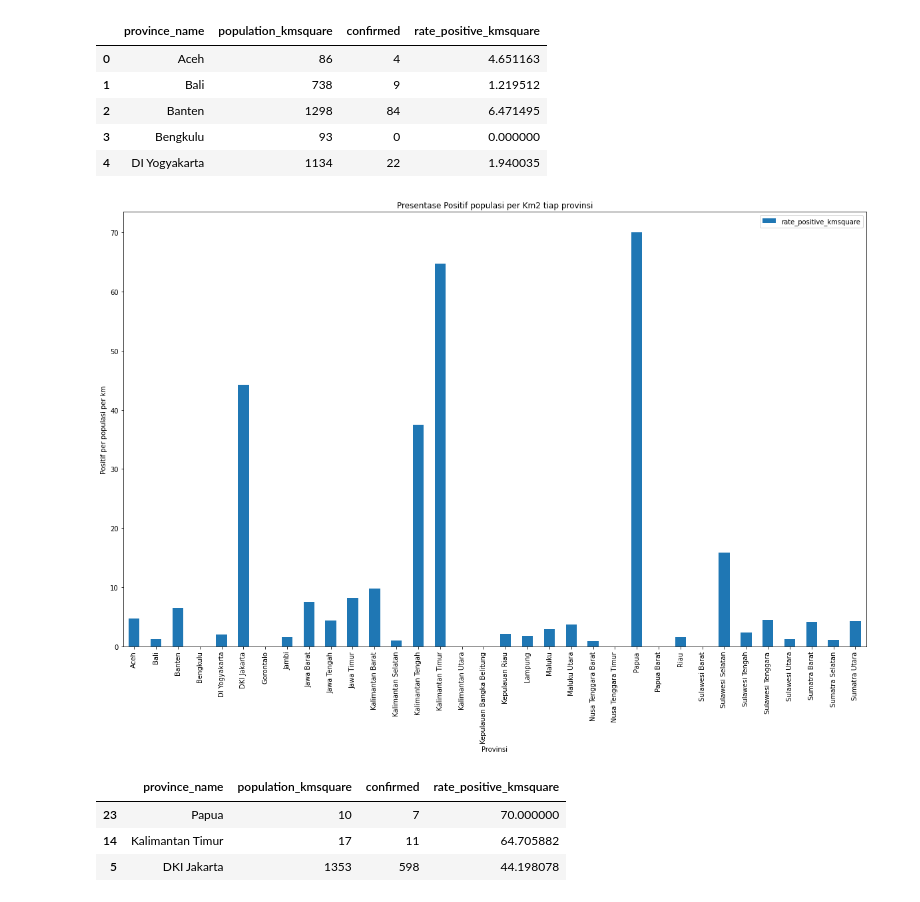
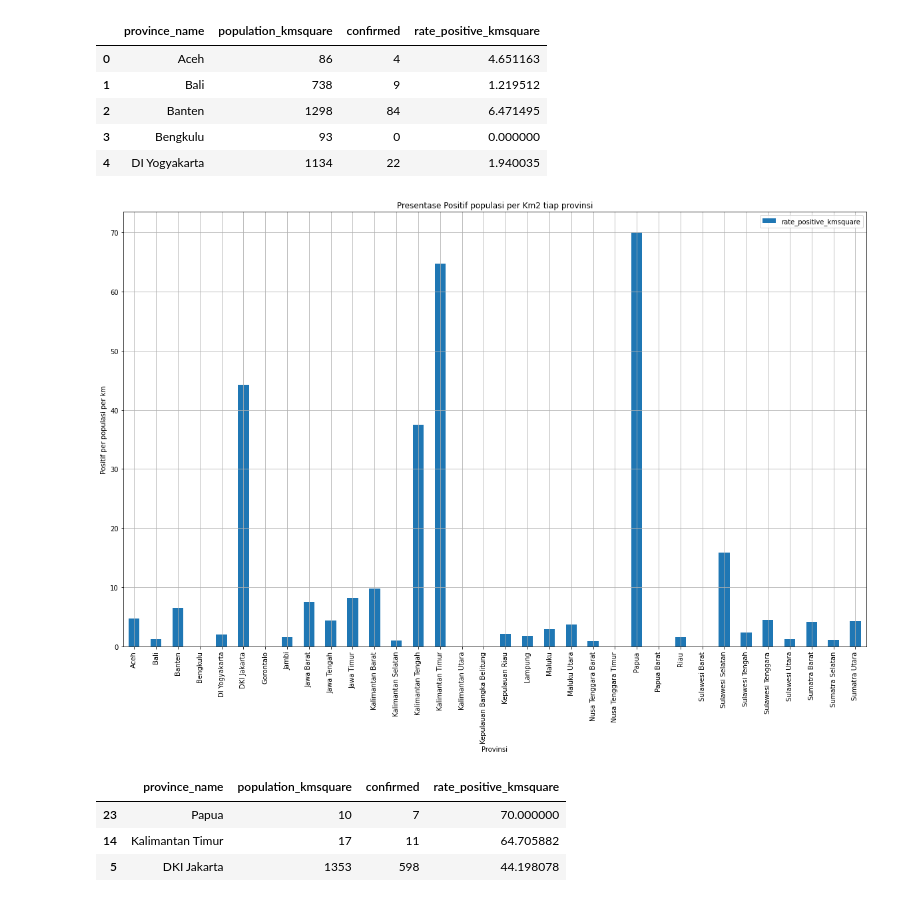
Before and after one commit to FarizMR/Learn-Data-Visual, a Jupyter notebook: Midterm Visdat.ipynb, the cells around one changed output. Drawn from its saved outputs; the diff is of its cells as text; code cells hidden in the pictures.

```diff
--- a/Midterm Visdat.ipynb
+++ b/Midterm Visdat.ipynb
@@ -177,12 +176,13 @@ See the caveats in the documentation: https://pandas.pydata.org/pandas-docs/stab
 # %%
 soal4[['rate_positive_kmsquare']].plot(figsize=(20,12),kind='bar')
 plt.xticks(range(dfLen), soal4['province_name'])
 plt.xlabel('Provinsi')
 plt.ylabel('Positif per populasi per km')
 plt.title('Presentase Positif populasi per Km2 tiap provinsi')
+plt.grid()
 plt.show()
 # %% [output]
-[figure, old version]
+[figure, new version]
 # %%
 soal4.sort_values('rate_positive_kmsquare', ascending = False).head(3)
 # %% [output]
```
Also changed, not shown: parts of 4 cells of this notebook.
